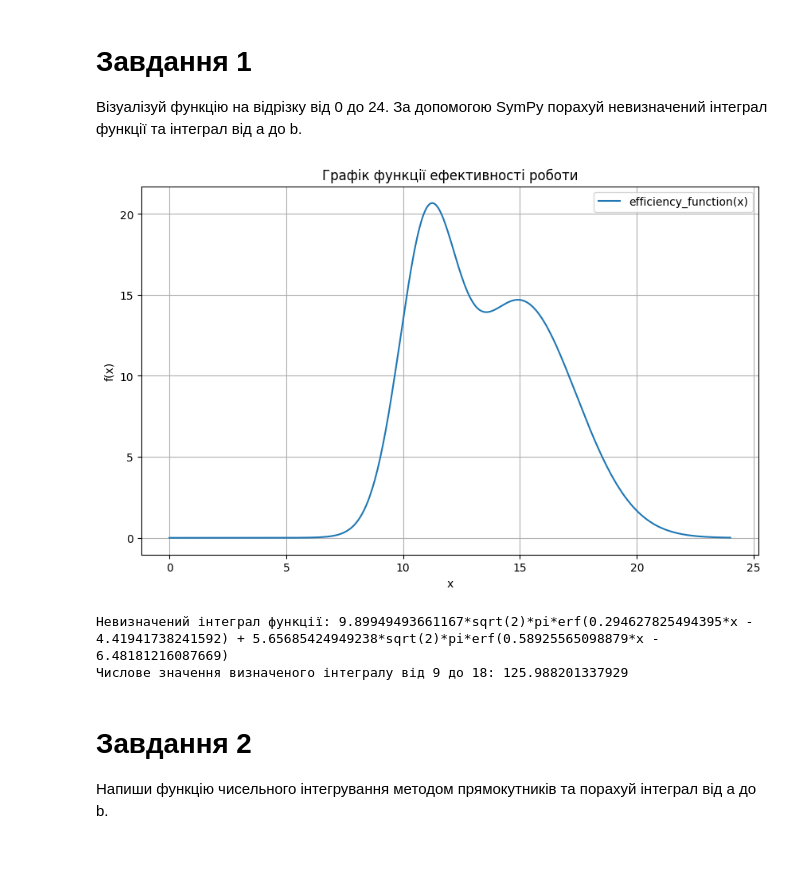
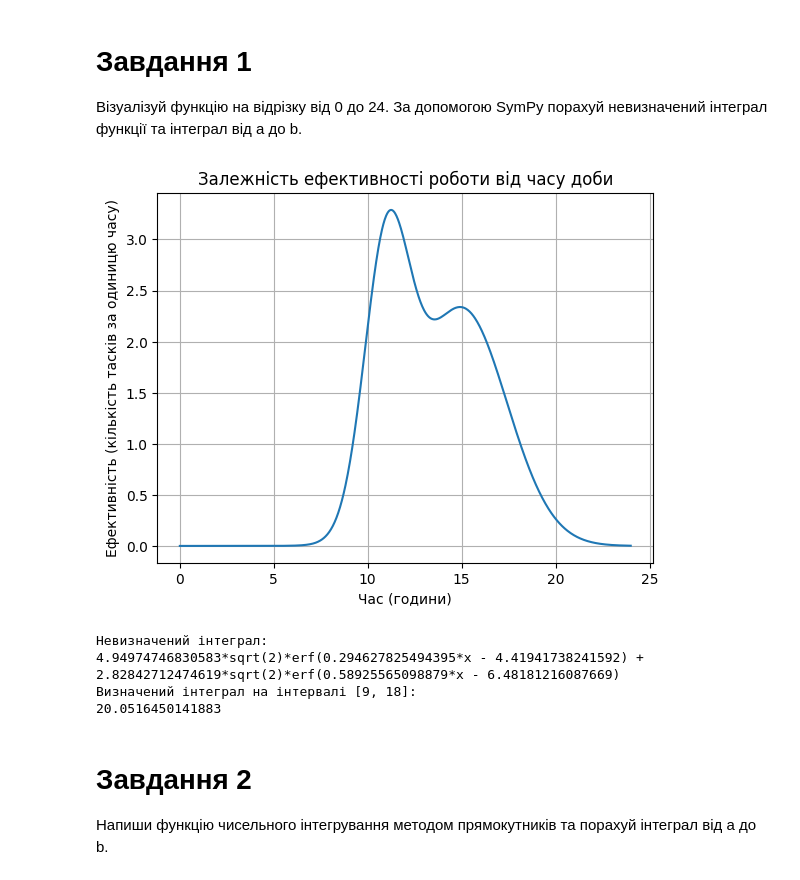
Before and after one commit to Neoversity/mathematics, a Jupyter notebook: DZ_6/ДЗ6_БабенкоАнтонІванович.ipynb, the cells around one changed output. Drawn from its saved outputs; the diff is of its cells as text; code cells hidden in the pictures.

```diff
--- a/DZ_6/ДЗ6_БабенкоАнтонІванович.ipynb
+++ b/DZ_6/ДЗ6_БабенкоАнтонІванович.ipynb
@@ -4,57 +4,51 @@
 # %%
 import numpy as np
 import matplotlib.pyplot as plt
-import sympy as sp
 
-# Означення функції ефективності роботи
+# Означимо функцію ефективності роботи
 def efficiency_function(x):
-    term1 = 2 * (4 / 1.2 * np.sqrt(2 * np.pi)) * np.exp(-0.5 * ((x - 11) / 1.2)**2)
-    term2 = 2 * (7 / 2.4 * np.sqrt(2 * np.pi)) * np.exp(-0.5 * ((x - 15) / 2.4)**2)
+    term1 = 2 * (4 / (1.2 * np.sqrt(2 * np.pi))) * np.exp(-0.5 * ((x - 11) / 1.2)**2)
+    term2 = 2 * (7 / (2.4 * np.sqrt(2 * np.pi))) * np.exp(-0.5 * ((x - 15) / 2.4)**2)
     return term1 + term2
 
-# Визначення вектору x і відповідних значень функції y
-x = np.linspace(0, 24, 400)
-y = efficiency_function(x)
+# Відрізок часу від 0 до 24
+x_vals = np.linspace(0, 24, 1000)
+y_vals = efficiency_function(x_vals)
 
-# Побудова графіка
-plt.figure(figsize=(10, 6))
-plt.plot(x, y, label='efficiency_function(x)')
-plt.title('Графік функції ефективності роботи')
-plt.xlabel('x')
-plt.ylabel('f(x)')
+# Побудуємо графік
+plt.plot(x_vals, y_vals)
+plt.xlabel('Час (години)')
+plt.ylabel('Ефективність (кількість тасків за одиницю часу)')
+plt.title('Залежність ефективності роботи від часу доби')
 plt.grid(True)
-plt.legend()
 plt.show()
 # %% [output]
-[figure, old version]
+[figure, new version]
 # %%
-# Означення символьної змінної
+import sympy as sp
+
+# Означимо змінну та функцію для SymPy
 x = sp.symbols('x')
+efficiency_expr = 2 * (4 / (1.2 * sp.sqrt(2 * sp.pi))) * sp.exp(-0.5 * ((x - 11) / 1.2)**2) + 2 * (7 / (2.4 * sp.sqrt(2 * sp.pi))) * sp.exp(-0.5 * ((x - 15) / 2.4)**2)
 
-# Означення функції ефективності роботи (використовуємо ту саму, що й раніше)
-def efficiency_function(x):
-    term1 = 2 * (4 / 1.2 * sp.sqrt(2 * sp.pi)) * sp.exp(-0.5 * ((x - 11) / 1.2)**2)
-    term2 = 2 * (7 / 2.4 * sp.sqrt(2 * sp.pi)) * sp.exp(-0.5 * ((x - 15) / 2.4)**2)
-    return term1 + term2
+# Обчислимо невизначений інтеграл
+indefinite_integral = sp.integrate(efficiency_expr, x)
+print("Невизначений інтеграл:")
+print(indefinite_integral)
 
-# Символьне обчислення невизначеного інтегралу функції
-integral_indefinite = sp.integrate(efficiency_function(x), x)
-print(f'Невизначений інтеграл функції: {integral_indefinite}')
+# Означимо межі інтегрування
+a = 9
+b = 18
 
-# Визначення меж інтегрування
-a = 9  # початок робочого дня
-b = 18  # кінець робочого дня
-
-# Символьне обчислення визначеного інтегралу від a до b
-integral_definite = sp.integrate(efficiency_function(x), (x, a, b))
-
-# Отримання числового значення визначеного інтегралу
-numerical_value = integral_definite.evalf()
-
-print(f'Числове значення визначеного інтегралу від {a} до {b}: {numerical_value}')
+# Обчислимо визначений інтеграл
+definite_integral = sp.integrate(efficiency_expr, (x, a, b))
+print("Визначений інтеграл на інтервалі [9, 18]:")
+print(definite_integral.evalf())
 # %% [output]
-Невизначений інтеграл функції: 9.89949493661167*sqrt(2)*pi*erf(0.294627825494395*x - 4.41941738241592) + 5.65685424949238*sqrt(2)*pi*erf(0.58925565098879*x - 6.48181216087669)
-Числове значення визначеного інтегралу від 9 до 18: 125.988201337929
+Невизначений інтеграл:
+4.94974746830583*sqrt(2)*erf(0.294627825494395*x - 4.41941738241592) + 2.82842712474619*sqrt(2)*erf(0.58925565098879*x - 6.48181216087669)
+Визначений інтеграл на інтервалі [9, 18]:
+20.0516450141883
 # %% [markdown]
 # Завдання 2
 Напиши функцію чисельного інтегрування методом прямокутників та порахуй інтеграл від a до b.
```
Also changed, not shown: parts of 7 cells of this notebook, 1 other file.
